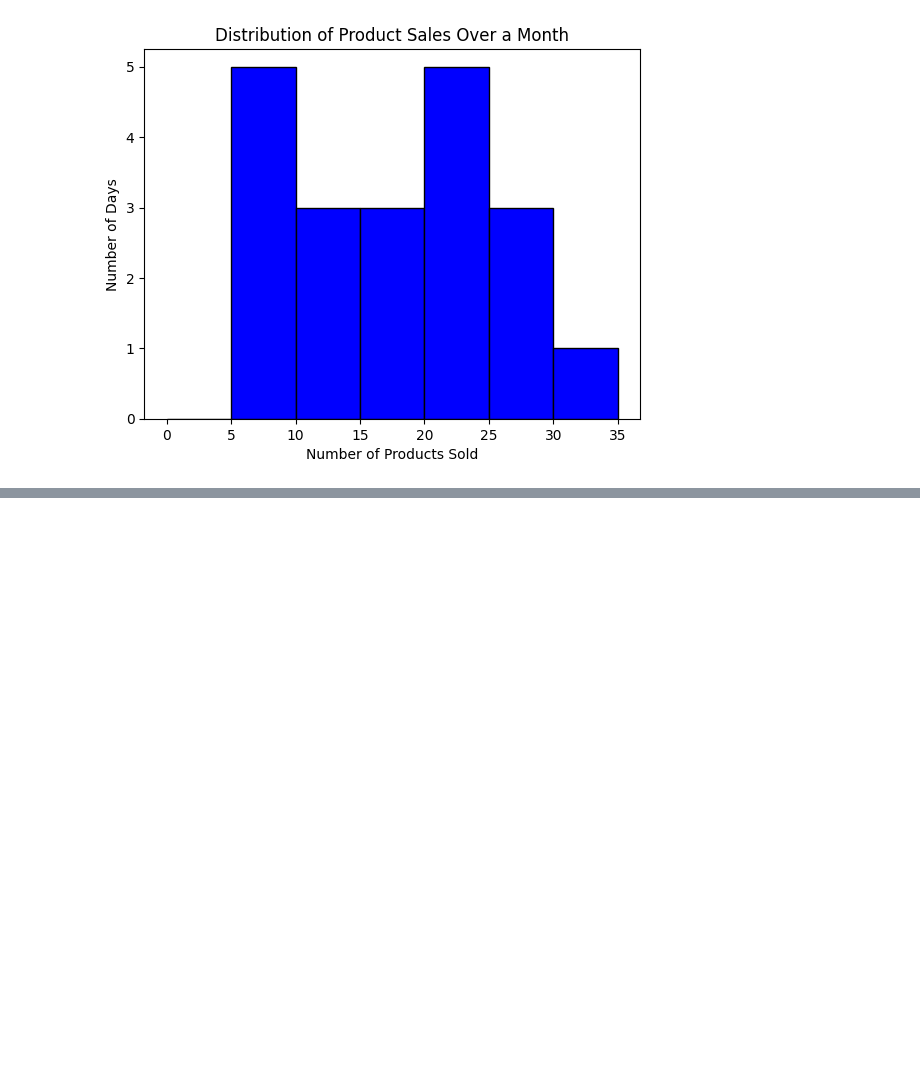
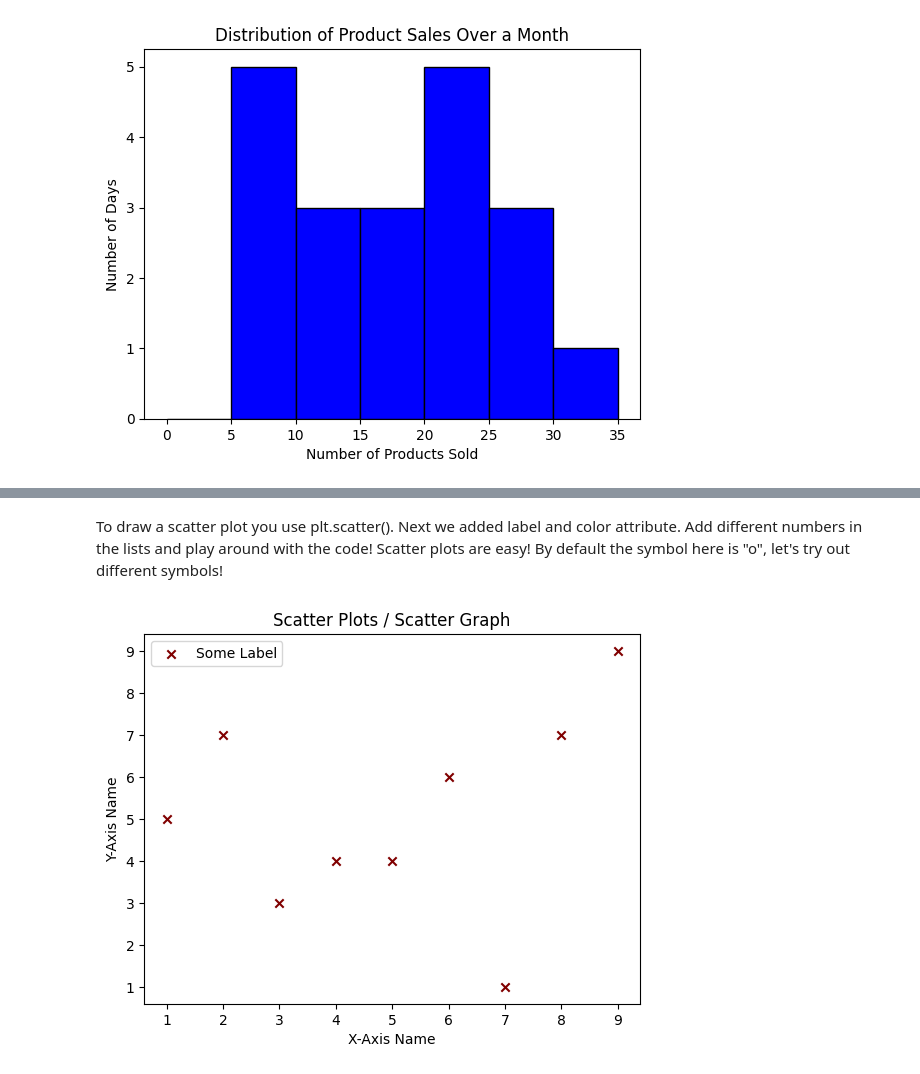
Before and after one commit to Srishti36912/Python_clg, a Jupyter notebook: matplotlib.ipynb, the cells around one changed output, grey strips where cells are left out. Cells and saved outputs as stored; diff of their text form; code cells hidden in the pictures; blank space fills up the shorter version.

```diff
--- a/matplotlib.ipynb
+++ b/matplotlib.ipynb
@@ -343,0 +362,16 @@ plt.show()
+# %% [markdown]
+To draw a scatter plot you use plt.scatter(). Next we added label and color attribute. Add different numbers in the lists and play around with the code! Scatter plots are easy! By default the symbol here is "o", let's try out different symbols!
+# %%
+import matplotlib.pyplot as plt
+
+x = [1,2,3,4,5,6,7,8,9]
+y = [5,7,3,4,4,6,1,7,9]
+
+plt.scatter(x, y, label='Some Label', color='maroon', marker="x")
+plt.xlabel('X-Axis Name')
+plt.ylabel('Y-Axis Name')
+plt.title("Scatter Plots / Scatter Graph")
+plt.legend()
+plt.show()
+# %% [output]
+[figure, added]
```
Also changed, not shown: parts of 2 cells of this notebook.
